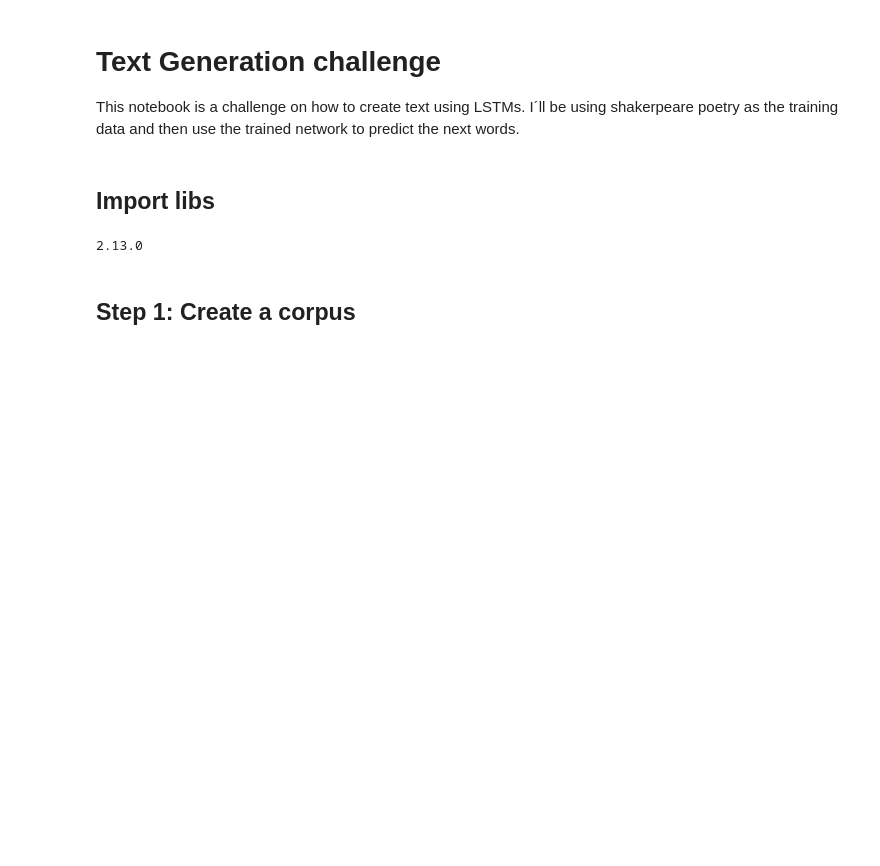
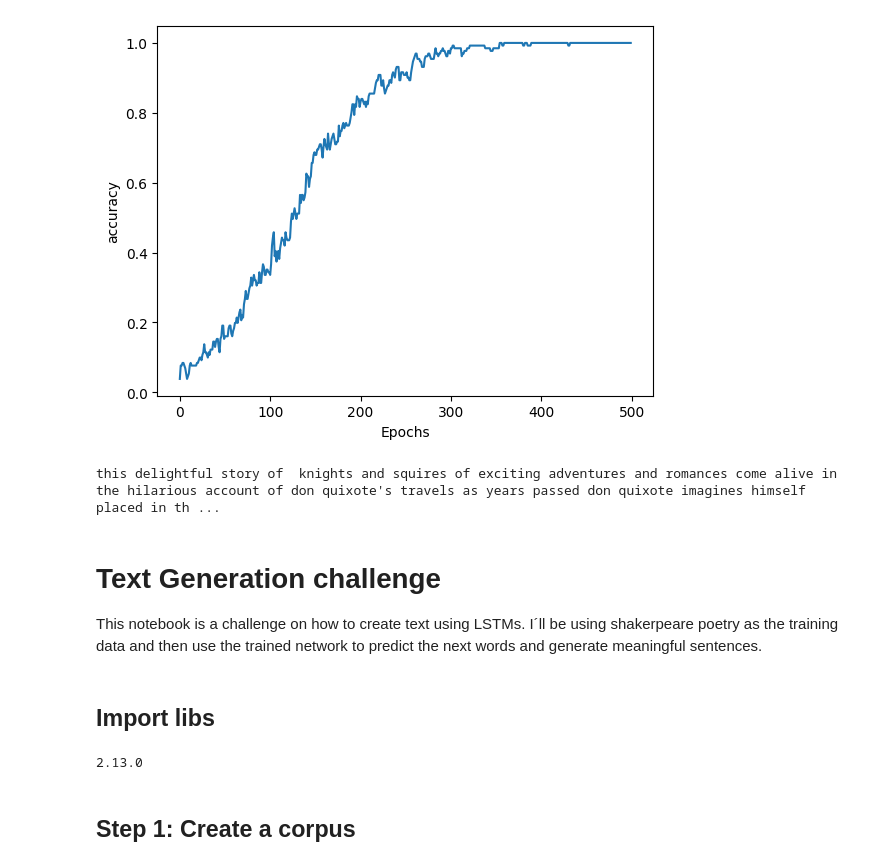
Before and after one commit to valdolab/GenerativeText, a Jupyter notebook: TextGeneration.ipynb, the cells around one changed output. Saved outputs shown, nothing was run; the diff lists cells and outputs as text; code cells hidden in the pictures; blank space fills up the shorter version.

```diff
--- a/TextGeneration.ipynb
+++ b/TextGeneration.ipynb
@@ -2,0 +32,23 @@
+# %%
+#step 3, create N-gram sequence
+input_sequences = []
+for line in corpus:
+  tokens = tokenizer.texts_to_sequences([line])[0]
+  for i in range(1,len(tokens)):
+    n_gram_sequence = tokens[:i+1]
+    input_sequences.append(n_gram_sequence)
+
+#pad sequences
+max_seq_len = max([len(i) for i in input_sequences])
+input_seq_array = np.array(pad_sequences(
+    input_sequences,
+    maxlen=max_seq_len,
+    padding='pre'
+))
+# %%
+#step 4, extract features and labels
+x = input_seq_array[:,:-1]
+labels = input_seq_array[:,-1]
+
+#one-hot encode the labels to get y
+y = tf.keras.utils.to_categorical(labels,num_classes=vocab_size)
@@ -2,0 +69,10 @@
+# %%
+#DEFINE THE LSTM MODEL
+model = tf.keras.Sequential([
+    tf.keras.layers.Embedding(vocab_size, 64, input_length=max_seq_len-1),
+    tf.keras.layers.Bidirectional(tf.keras.layers.LSTM(32)),
+    tf.keras.layers.Dense(vocab_size, activation="softmax")
+])
+
+model.compile(loss="categorical_crossentropy", optimizer="adam", metrics=["accuracy"])
+history = model.fit(x,y, epochs=500, verbose=True)
@@ -2,0 +97,12 @@
+# %%
+#Visualize metrics
+import matplotlib.pyplot as plt
+def plot_metric(history, metric):
+  plt.plot(history.history[metric])
+  plt.xlabel("Epochs")
+  plt.ylabel(metric)
+  plt.show()
+# %%
+plot_metric(history, "accuracy")
+# %% [output]
+[figure, added]
@@ -3,7 +124,16 @@
+# %%
+#GENERATE NEW TEXT
+seed_text = "this delightful story of "
+#how many words wants to predict
+next_word = 30
+generated_sentence = generate_sentence(seed_text, next_word)
+print(generated_sentence)
+# %% [output]
+this delightful story of  knights and squires of exciting adventures and romances come alive in the hilarious account of don quixote's travels as years passed don quixote imagines himself placed in th ...
 # %% [markdown]
 # Text Generation challenge
 This notebook is a challenge on how to create text using LSTMs.
-I´ll be using shakerpeare poetry as the training data and then use the trained network to predict the next words.
+I´ll be using shakerpeare poetry as the training data and then use the trained network to predict the next words and generate meaningful sentences.
 # %% [markdown]
 ## Import libs
 # %%
```
Also changed, not shown: parts of 8 cells of this notebook.
